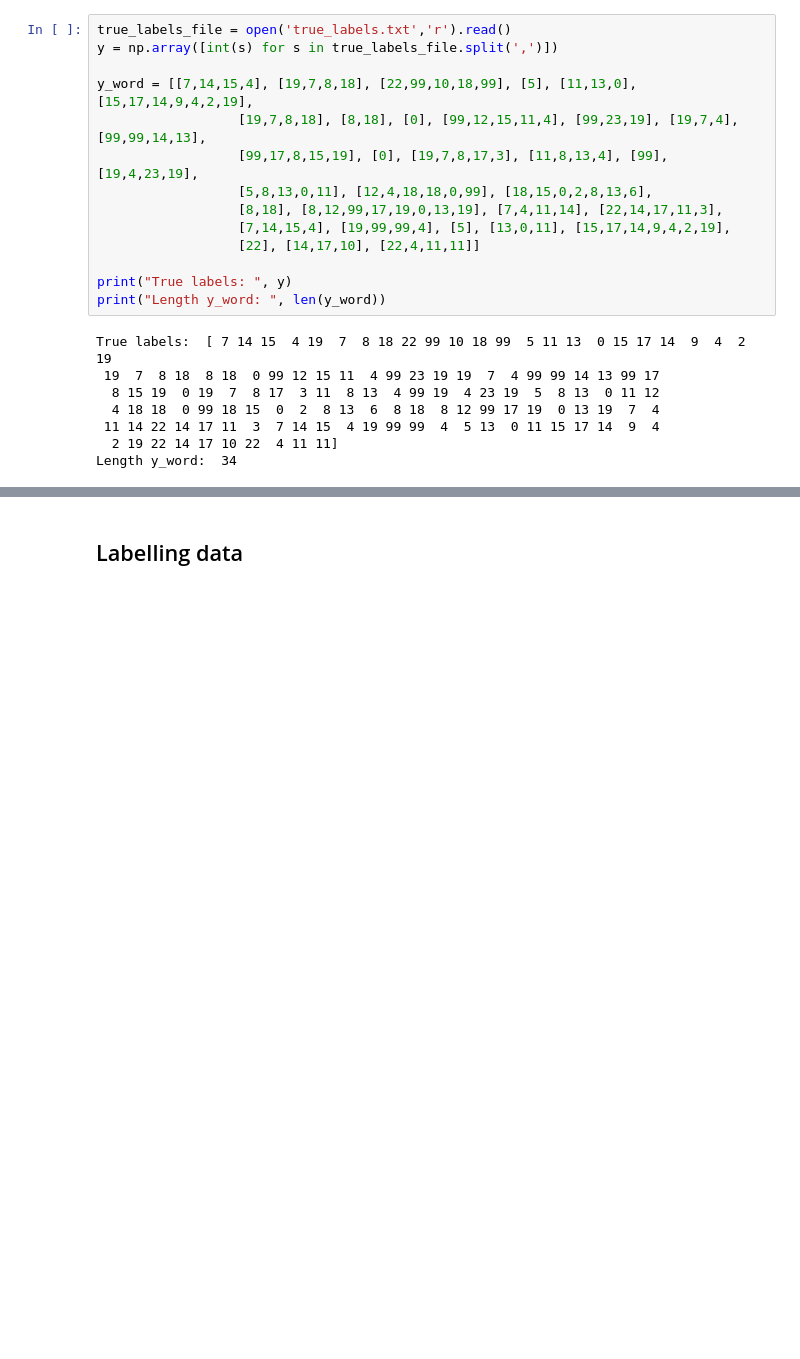
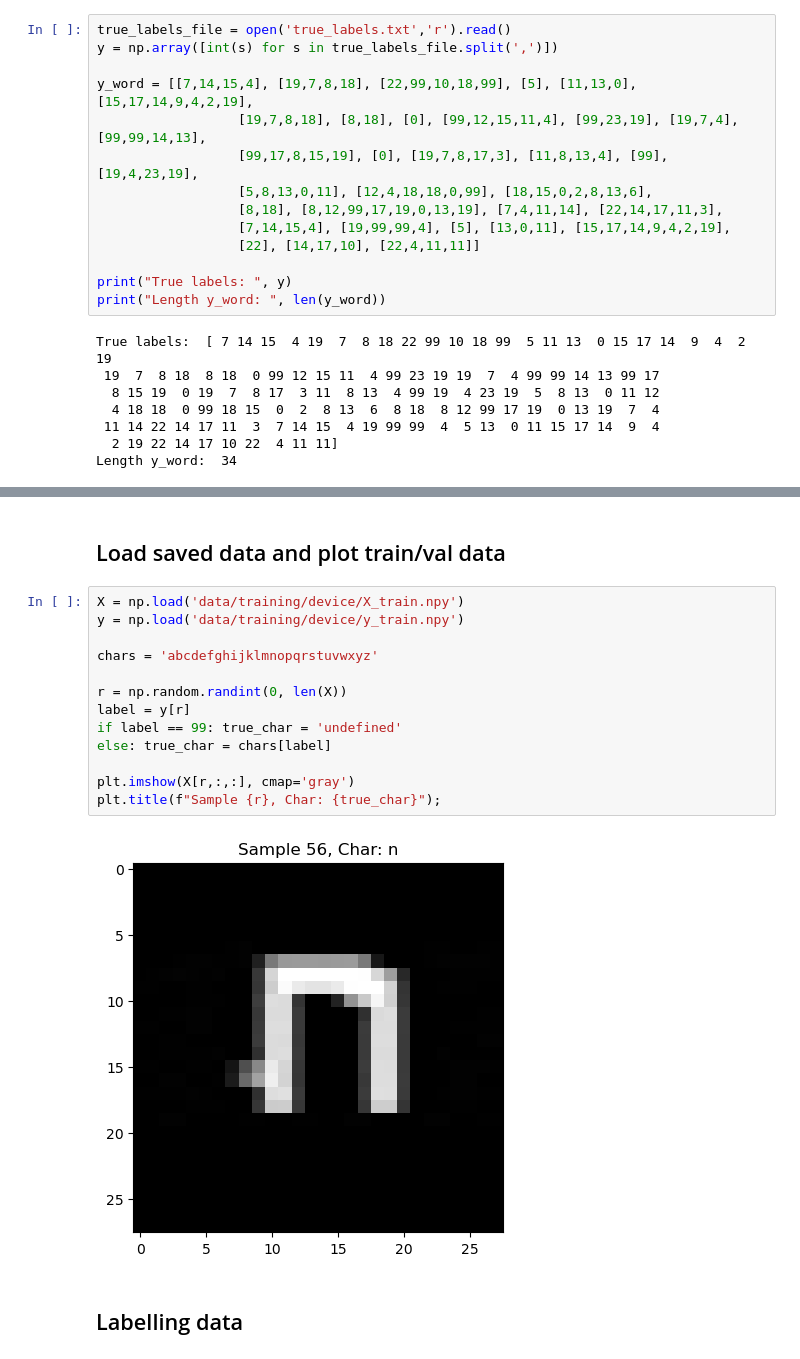
Before and after one commit to YuqinGuan/EITP40-finalProject, a Jupyter notebook: pre_training.ipynb, the cells around one changed output, grey strips where cells are left out. Drawn from its saved outputs; the diff is of its cells as text; blank space fills up the shorter version.

Commit message:
train/val split and saved in training/device

```diff
--- a/pre_training.ipynb
+++ b/pre_training.ipynb
@@ -71,3 +104,20 @@ Length y_word:  34
+# %% [markdown]
+## Load saved data and plot train/val data
+# %%
+X = np.load('data/training/device/X_train.npy')
+y = np.load('data/training/device/y_train.npy')
+
+chars = 'abcdefghijklmnopqrstuvwxyz'
+
+r = np.random.randint(0, len(X))
+label = y[r]
+if label == 99: true_char = 'undefined'
+else: true_char = chars[label]
+
+plt.imshow(X[r,:,:], cmap='gray')
+plt.title(f"Sample {r}, Char: {true_char}");
+# %% [output]
+[figure, added]
 # %% [markdown]
 ## Labelling data
 # %%
```
Also changed, not shown: parts of 4 cells of this notebook, 4 other files.
